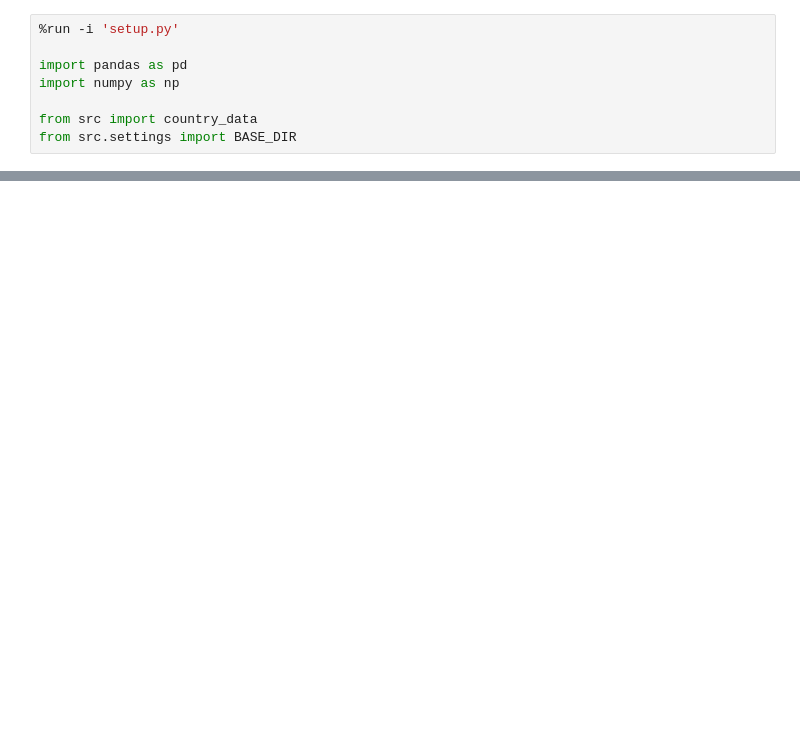
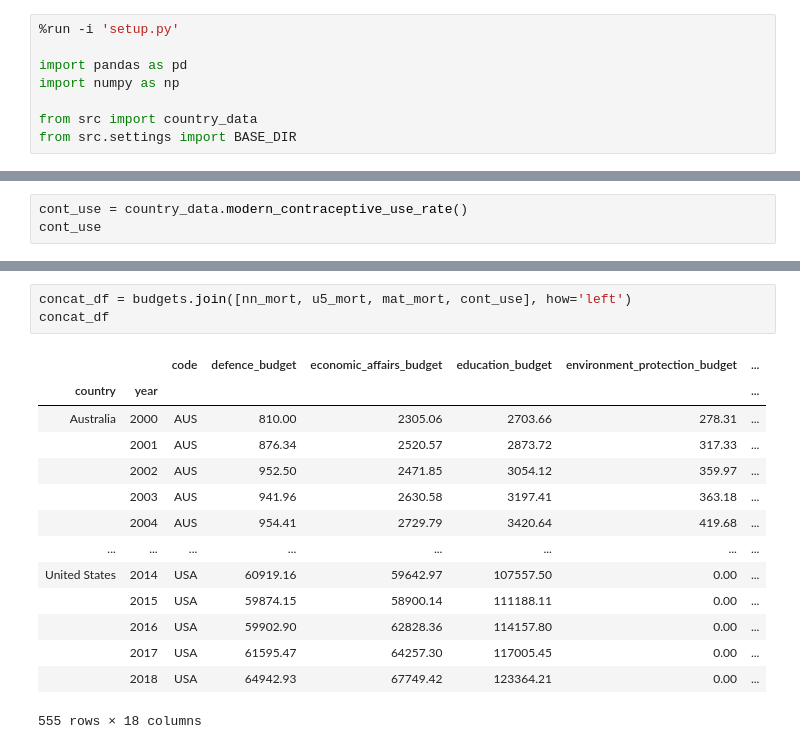
Before and after one commit to cfranklin11/sdg-progress-api, a Jupyter notebook: notebooks/2.1-sdg-target-data.ipynb, the cells around one changed output, grey strips where cells are left out. Saved outputs shown, nothing was run; the diff lists cells and outputs as text; blank space fills up the shorter version.

Commit message:
Add contraceptive use data

```diff
--- a/notebooks/2.1-sdg-target-data.ipynb
+++ b/notebooks/2.1-sdg-target-data.ipynb
@@ -97,0 +81,3 @@ pd.concat([budgets, nn_mort, u5_mort, mat_mort], axis=1, join='inner')
+# %%
+cont_use = country_data.modern_contraceptive_use_rate()
+cont_use
@@ -97,0 +99,18 @@ pd.concat([budgets, nn_mort, u5_mort, mat_mort], axis=1, join='inner')
+# %%
+concat_df = budgets.join([nn_mort, u5_mort, mat_mort, cont_use], how='left')
+concat_df
+# %% [output]
+|  |  | code | defence_budget | economic_affairs_budget | education_budget | environment_protection_budget | ... |
+| country | year |  |  |  |  |  | ... |
+| Australia | 2000 | AUS | 810.00 | 2305.06 | 2703.66 | 278.31 | ... |
+|  | 2001 | AUS | 876.34 | 2520.57 | 2873.72 | 317.33 | ... |
+|  | 2002 | AUS | 952.50 | 2471.85 | 3054.12 | 359.97 | ... |
+|  | 2003 | AUS | 941.96 | 2630.58 | 3197.41 | 363.18 | ... |
+|  | 2004 | AUS | 954.41 | 2729.79 | 3420.64 | 419.68 | ... |
+| ... | ... | ... | ... | ... | ... | ... | ... |
+| United States | 2014 | USA | 60919.16 | 59642.97 | 107557.50 | 0.00 | ... |
+|  | 2015 | USA | 59874.15 | 58900.14 | 111188.11 | 0.00 | ... |
+|  | 2016 | USA | 59902.90 | 62828.36 | 114157.80 | 0.00 | ... |
+|  | 2017 | USA | 61595.47 | 64257.30 | 117005.45 | 0.00 | ... |
+|  | 2018 | USA | 64942.93 | 67749.42 | 123364.21 | 0.00 | ... |
+555 rows × 18 columns
```
Also changed, not shown: parts of 6 cells of this notebook, 2 other files.
